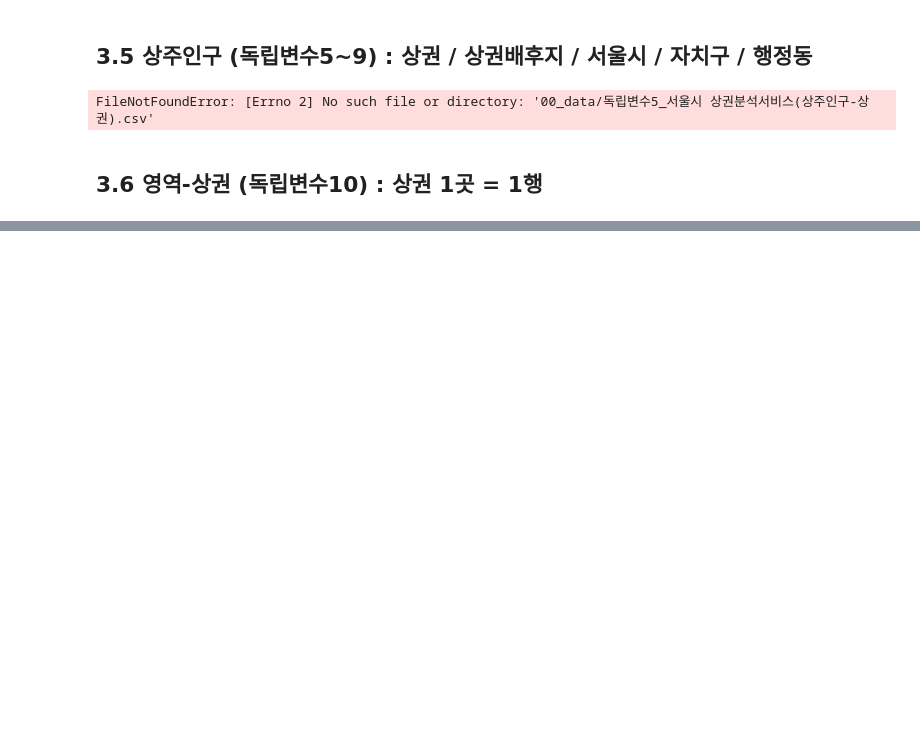
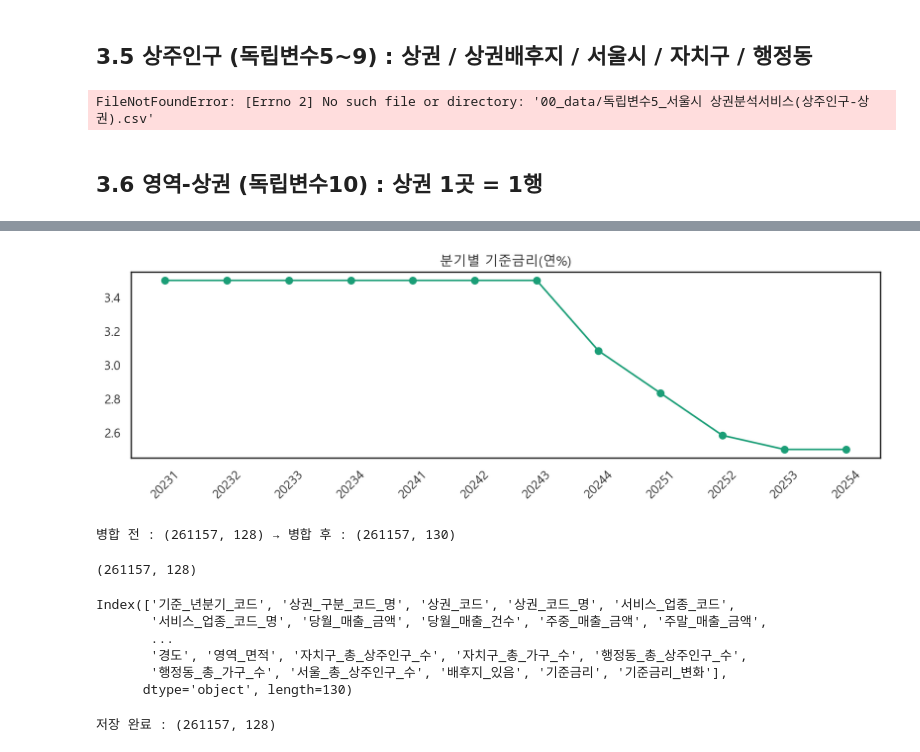
Before and after one commit to jack8704/1stProjectTeam2, a Jupyter notebook: 데이터 확인 및 데이터 연결과 지도 시각화.ipynb, the cells around one changed output, grey strips where cells are left out. Cells and saved outputs as stored; diff of their text form; code cells hidden in the pictures; blank space fills up the shorter version.

Commit message:
데이터셋 추가

```diff
--- a/데이터 확인 및 데이터 연결과 지도 시각화.ipynb
+++ b/데이터 확인 및 데이터 연결과 지도 시각화.ipynb
@@ -357,0 +410,17 @@ area.head(3)
+# %%
+DATA_DIR = '00_data/'
+
+file_store    = [DATA_DIR + '1_서울시 상권분석서비스(점포-상권)_2023년.csv',
+                 DATA_DIR + '1_서울시 상권분석서비스(점포-상권)_2024년.csv',
+                 DATA_DIR + '1_서울시 상권분석서비스(점포-상권)_2025년.csv']
+file_change   = DATA_DIR + '2_서울시 상권분석서비스(상권변화지표-상권).csv'
+file_sales    = [DATA_DIR + '3_2023년 서울시 상권분석서비스(추정매출-상권).csv',
+                 DATA_DIR + '3_2024년 서울시 상권분석서비스(추정매출-상권).csv',
+                 DATA_DIR + '3_2025년 서울시 상권분석서비스(추정매출-상권).csv']
+file_flow     = DATA_DIR + '4_ 서울시 상권분석서비스(길단위인구-상권).csv'
+file_res      = DATA_DIR + '5_ 서울시 상권분석서비스(상주인구-상권).csv'
+file_res_bg   = DATA_DIR + '6_서울시 상권분석서비스(상주인구-상권배후지).csv'
+file_res_seoul= DATA_DIR + '7_서울시 상권분석서비스(상주인구-서울시).csv'
+file_res_gu   = DATA_DIR + '8_서울시 상권분석서비스(상주인구-자치구).csv'
+file_res_dong = DATA_DIR + '9_서울시 상권분석서비스(상주인구-행정동).csv'
+file_area     = DATA_DIR + '10_서울시 상권분석서비스(영역-상권).csv'
@@ -357,0 +750,8 @@ area.head(3)
+# %%
+file_rate = DATA_DIR + '한국_기준금리_과거데이터.xlsx'
+# %%
+rate = pd.read_excel(file_rate, sheet_name='월별시계열', header=6)
+rate = rate[['기준월', '기준금리(연%)']]
+rate['기준월'] = pd.to_datetime(rate['기준월'])
+print(rate.shape)
+rate.tail()
@@ -357,0 +766,10 @@ area.head(3)
+# %%
+rate['기준_년분기_코드'] = rate['기준월'].dt.year * 10 + rate['기준월'].dt.quarter
+
+rate_q = rate.groupby('기준_년분기_코드')['기준금리(연%)'].mean().reset_index()
+rate_q = rate_q.rename(columns={'기준금리(연%)':'기준금리'})
+rate_q['기준금리_변화'] = rate_q['기준금리'].diff()        # 전분기 대비 (%p)
+rate_q = rate_q.round(3)
+
+# 데이터셋 기간(2023~2025)만 확인
+rate_q[(rate_q['기준_년분기_코드'] >= 20231) & (rate_q['기준_년분기_코드'] <= 20254)]
@@ -357,0 +790,33 @@ area.head(3)
+# %%
+# 분기별 기준금리 추이
+temp = rate_q[(rate_q['기준_년분기_코드'] >= 20231) & (rate_q['기준_년분기_코드'] <= 20254)]
+plt.plot(temp['기준_년분기_코드'].astype(str), temp['기준금리'], marker='o')
+plt.title('분기별 기준금리(연%)')
+plt.xticks(rotation=45)
+plt.show()
+# %% [output]
+[figure, added]
+# %%
+before = dataset.shape
+final = dataset.merge(rate_q, on='기준_년분기_코드', how='left')
+print('병합 전 :', before, '→ 병합 후 :', final.shape)
+# %% [output]
+병합 전 : (261157, 128) → 병합 후 : (261157, 130)
+# %%
+dataset.shape
+# %% [output]
+(261157, 128)
+# %%
+final.columns
+# %% [output]
+Index(['기준_년분기_코드', '상권_구분_코드_명', '상권_코드', '상권_코드_명', '서비스_업종_코드',
+       '서비스_업종_코드_명', '당월_매출_금액', '당월_매출_건수', '주중_매출_금액', '주말_매출_금액',
+       ...
+       '경도', '영역_면적', '자치구_총_상주인구_수', '자치구_총_가구_수', '행정동_총_상주인구_수',
+       '행정동_총_가구_수', '서울_총_상주인구_수', '배후지_있음', '기준금리', '기준금리_변화'],
+      dtype='object', length=130)
+# %%
+final.to_csv(DATA_DIR + 'processed/dataset_상권_업종_분기.csv', index=False, encoding='utf-8-sig')
+print('저장 완료 :', dataset.shape)
+# %% [output]
+저장 완료 : (261157, 128)
```
Also changed, not shown: parts of 43 cells of this notebook, 3 other files.
